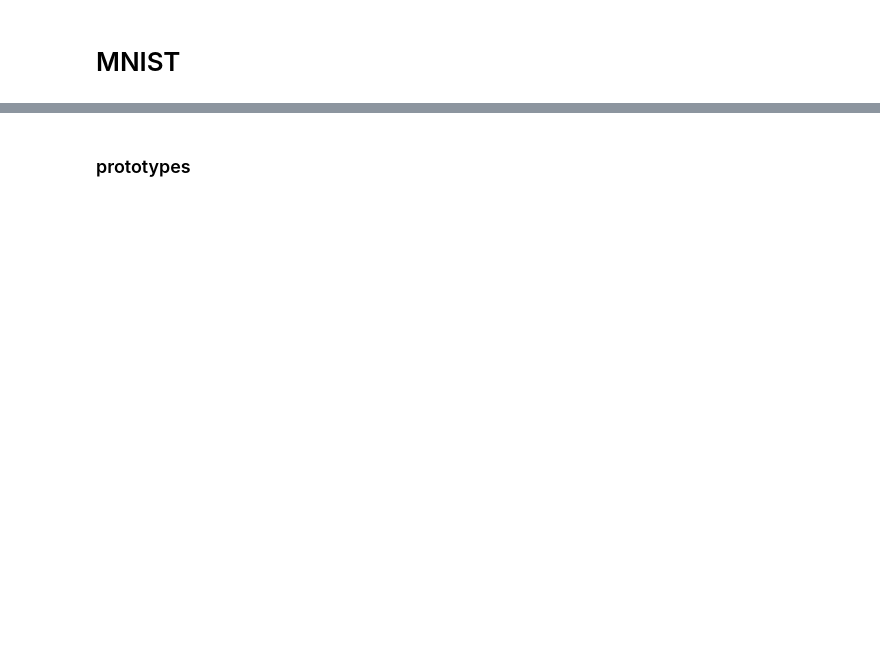
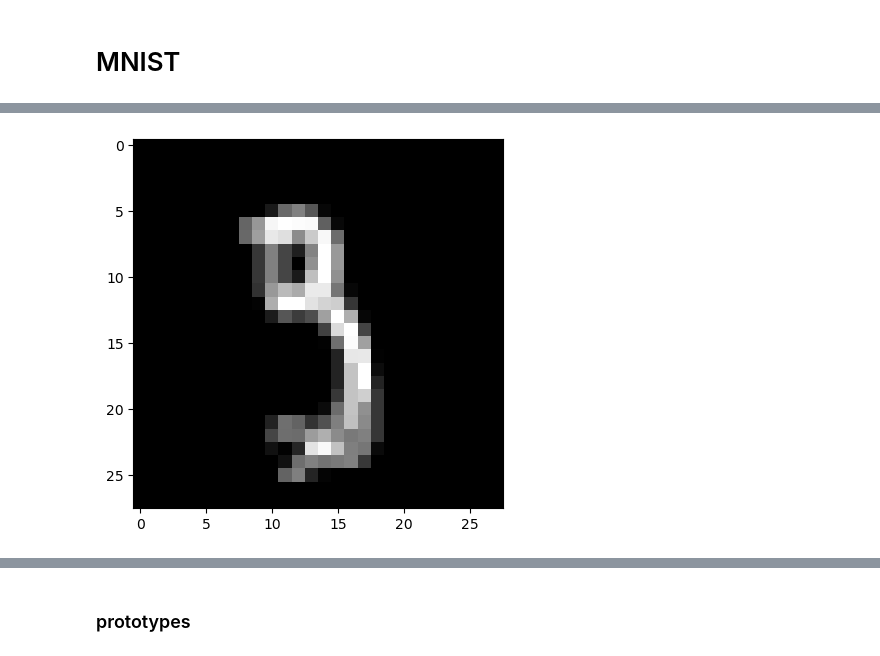
Before and after one commit to jsebastianquiroga/tesis_mapeo_distribucion, a Jupyter notebook: Final/prueba.ipynb, the cells around one changed output, grey strips where cells are left out. Cells and saved outputs as stored; diff of their text form; code cells hidden in the pictures; blank space fills up the shorter version.

```diff
--- a/Final/prueba.ipynb
+++ b/Final/prueba.ipynb
@@ -203,2 +298,17 @@ frontera.frontier()
+# %%
+# Obtener las imágenes originales
+original_images = vec.reshape((22, 28, 28))
+# %%
+# Obtener el índice de la imagen a graficar
+index = 0  # Cambia esto según el índice que desees graficar
+
+# Obtener la imagen correspondiente al índice seleccionado
+image = original_images[index]
+
+# Graficar la imagen
+plt.imshow(image, cmap='gray')
+plt.show()
+# %% [output]
+[figure, added]
 # %%
 frontera.plot_muestra_2D( int(600/2),int(600/2+1) )
```
Also changed, not shown: parts of 42 cells of this notebook, 27 other files.
